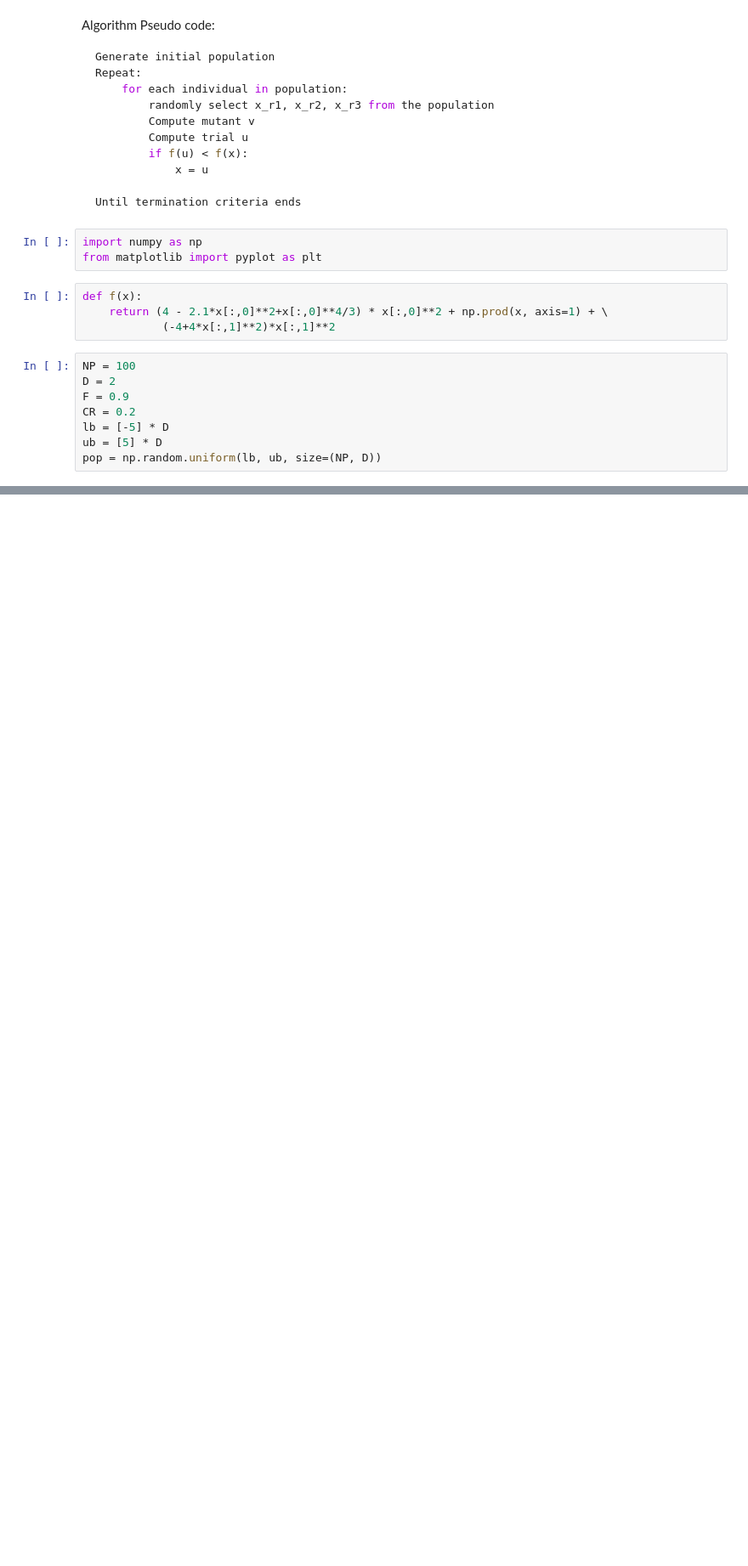
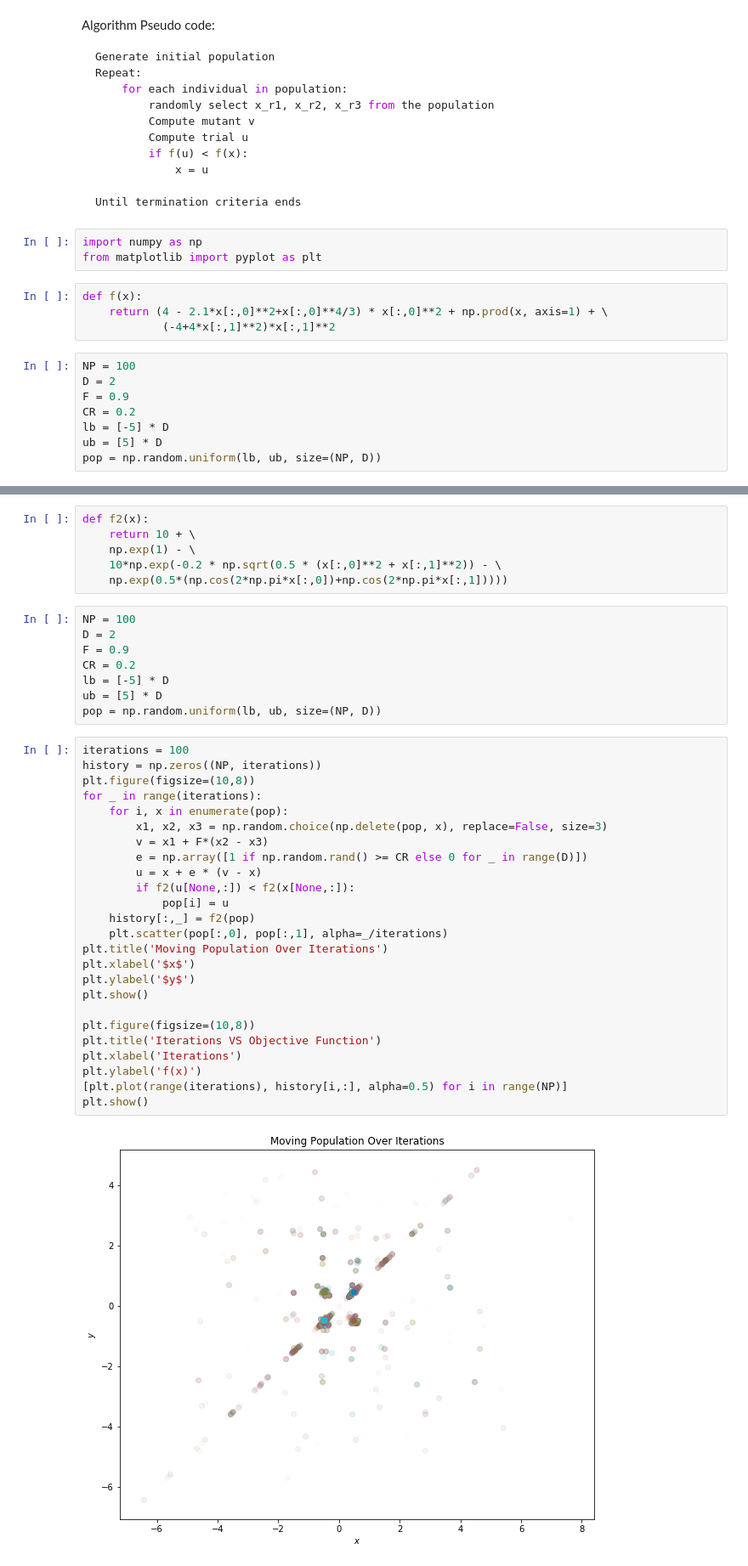
Before and after one commit to osamadel/learning_algorithms, a Jupyter notebook: DE/Differential Evolution.ipynb, the cells around one changed output, grey strips where cells are left out. Shown at 85% size. Saved outputs shown, nothing was run; the diff lists cells and outputs as text; blank space fills up the shorter version.

```diff
--- a/DE/Differential Evolution.ipynb
+++ b/DE/Differential Evolution.ipynb
@@ -78,0 +92,41 @@ plt.show()
+# %%
+def f2(x):
+    return 10 + \
+    np.exp(1) - \
+    10*np.exp(-0.2 * np.sqrt(0.5 * (x[:,0]**2 + x[:,1]**2)) - \
+    np.exp(0.5*(np.cos(2*np.pi*x[:,0])+np.cos(2*np.pi*x[:,1]))))
+# %%
+NP = 100
+D = 2
+F = 0.9
+CR = 0.2
+lb = [-5] * D
+ub = [5] * D
+pop = np.random.uniform(lb, ub, size=(NP, D))
+# %%
+iterations = 100
+history = np.zeros((NP, iterations))
+plt.figure(figsize=(10,8))
+for _ in range(iterations):
+    for i, x in enumerate(pop):
+        x1, x2, x3 = np.random.choice(np.delete(pop, x), replace=False, size=3)
+        v = x1 + F*(x2 - x3)
+        e = np.array([1 if np.random.rand() >= CR else 0 for _ in range(D)])
+        u = x + e * (v - x)
+        if f2(u[None,:]) < f2(x[None,:]):
+            pop[i] = u
+    history[:,_] = f2(pop)
+    plt.scatter(pop[:,0], pop[:,1], alpha=_/iterations)
+plt.title('Moving Population Over Iterations')
+plt.xlabel('$x$')
+plt.ylabel('$y$')
+plt.show()
+
+plt.figure(figsize=(10,8))
+plt.title('Iterations VS Objective Function')
+plt.xlabel('Iterations')
+plt.ylabel('f(x)')
+[plt.plot(range(iterations), history[i,:], alpha=0.5) for i in range(NP)]
+plt.show()
+# %% [output]
+[figure, added]
```
Also changed, not shown: parts of 4 cells of this notebook.
